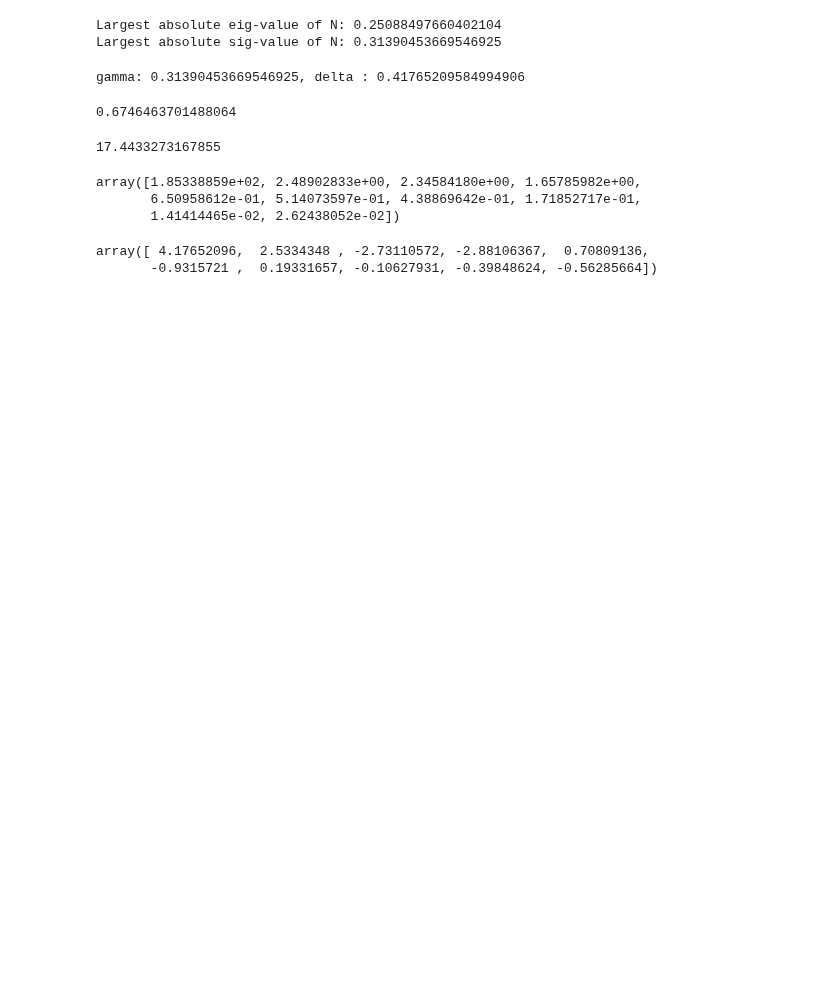
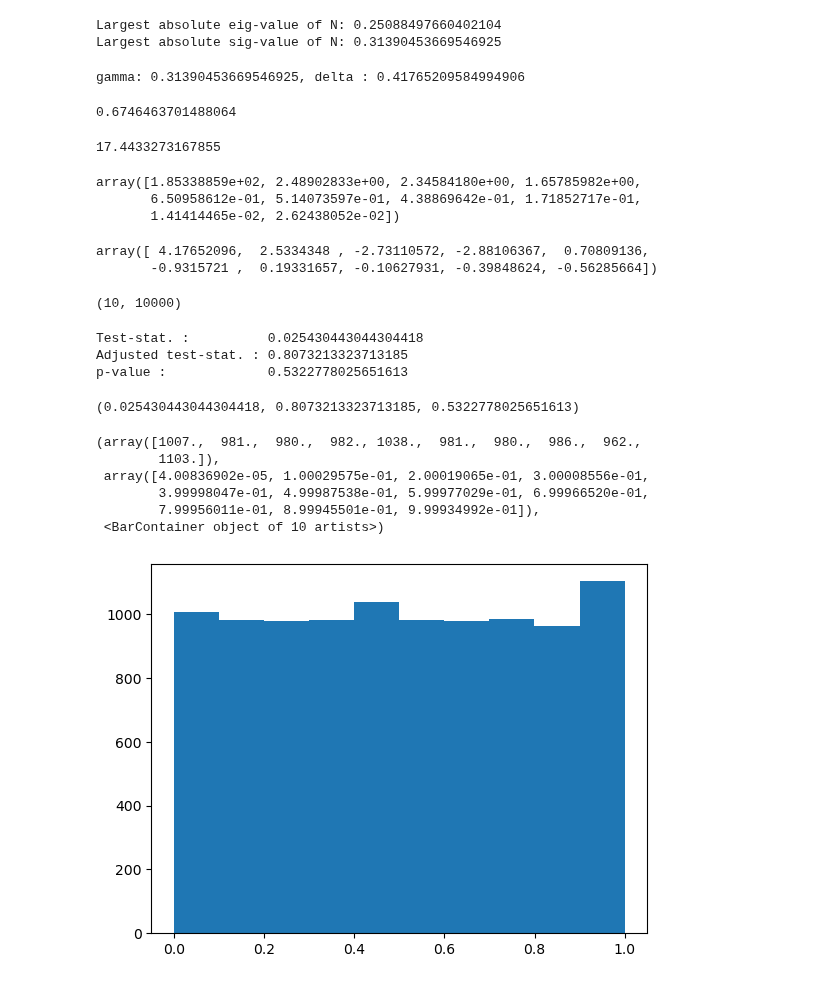
Before and after one commit to jonasbruhub/Analysis-of-Production-flow-systems-with-focus-on-industry, a Jupyter notebook: Simulations and code/Example Network Gaussian 10.ipynb, the cells around one changed output. Drawn from its saved outputs; the diff is of its cells as text; code cells hidden in the pictures; blank space fills up the shorter version.

```diff
--- a/Simulations and code/Example Network Gaussian 10.ipynb
+++ b/Simulations and code/Example Network Gaussian 10.ipynb
@@ -1558,3 +1559,7 @@ np.linalg.eig(G_obs).eigenvalues
 # %% [output]
 array([ 4.17652096,  2.5334348 , -2.73110572, -2.88106367,  0.70809136,
        -0.9315721 ,  0.19331657, -0.10627931, -0.39848624, -0.56285664])
+# %%
+Y.shape
+# %% [output]
+(10, 10000)
@@ -1560,0 +1576,25 @@ array([ 4.17652096,  2.5334348 , -2.73110572, -2.88106367,  0.70809136,
+# %%
+U = np.random.uniform(0,1,1000)
+
+KolmogorovSmirnovTestUnif(U)
+# %% [output]
+Test-stat. :          0.025430443044304418
+Adjusted test-stat. : 0.8073213323713185
+p-value :             0.5322778025651613
+(0.025430443044304418, 0.8073213323713185, 0.5322778025651613)
+# %%
+temp = np.full(10000, np.nan)
+
+for i in tqdm(range(10_000)):
+    U = np.random.uniform(0,1,100)
+    temp[i] = KolmogorovSmirnovTestUnif(U)[2]
+
+plt.hist(temp)
+# %% [output]
+(array([1007.,  981.,  980.,  982., 1038.,  981.,  980.,  986.,  962.,
+        1103.]),
+ array([4.00836902e-05, 1.00029575e-01, 2.00019065e-01, 3.00008556e-01,
+        3.99998047e-01, 4.99987538e-01, 5.99977029e-01, 6.99966520e-01,
+        7.99956011e-01, 8.99945501e-01, 9.99934992e-01]),
+ <BarContainer object of 10 artists>)
+[figure, added]
```
Also changed, not shown: parts of 4 cells of this notebook, 21 other files.
